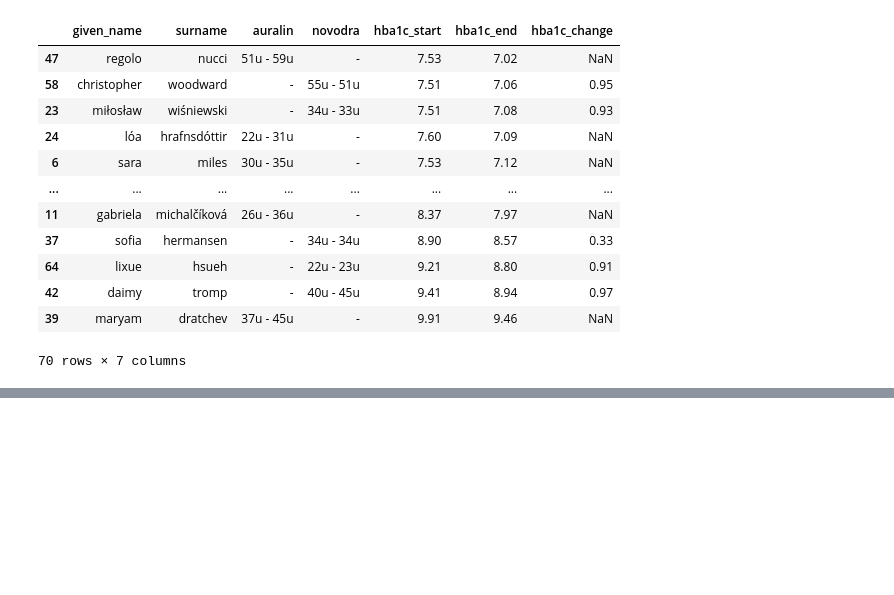
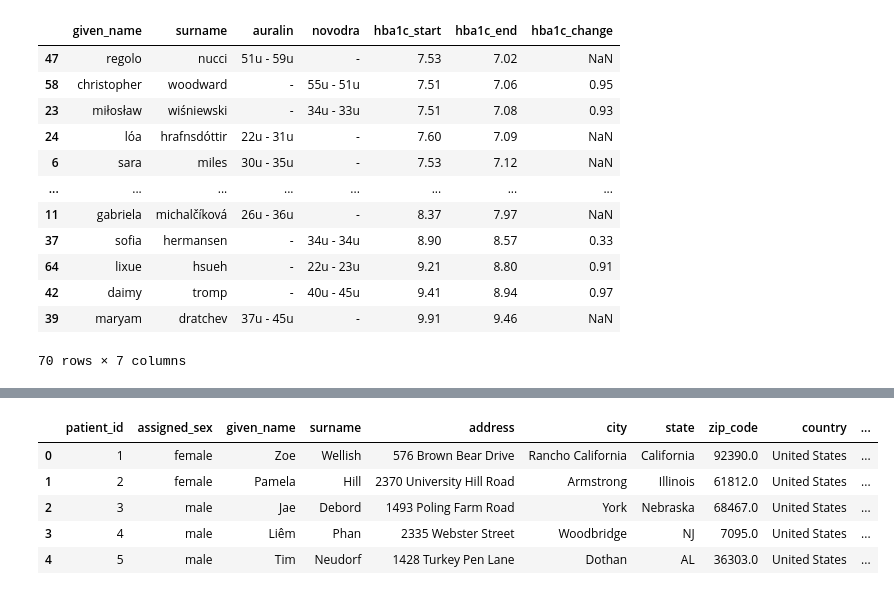
Before and after one commit to akashpagi/DATA-ANALYSIS-FOR-DATA-SCIENCE, a Jupyter notebook: SESSION 28 - DATA ASSESSING & CLEANING.ipynb, the cells around one changed output, grey strips where cells are left out. Cells and saved outputs as stored; diff of their text form; code cells hidden in the pictures; blank space fills up the shorter version.

```diff
--- a/SESSION 28 - DATA ASSESSING & CLEANING.ipynb
+++ b/SESSION 28 - DATA ASSESSING & CLEANING.ipynb
@@ -431,0 +471,4 @@ treat_cut.sort_values('hba1c_end')
+# %%
+# Define: Replace all missing values of patients_df with 'No data'
+# Code:
+patients_df.fillna('No data', inplace=True)
@@ -431,0 +548,46 @@ treat_cut.sort_values('hba1c_end')
+# %%
+import re
+
+def find_contact_details(text: str) -> tuple:
+    # it the value is NaN, then return it
+    if pd.isna(text):
+        return np.nan
+
+    # create the phone number pattern
+    phone_number_pattern = re.compile(r"(\+[\d]{1,3}\s)?(\(?[\d]{3}\)?\s?-?[\d]{3}\s?-?[\d]{4})")
+    # find the phone number from the value/text, as a result we will get a list
+    phone_number  = re.findall(phone_number_pattern, text)
+
+    # if length is 0, then the regex can't find any ph number, then define with NaN
+    if len(phone_number) <= 0:
+        phone_number = np.nan
+    # if the country code is attached with the ph number, for that case, the first
+    # element will be the country code and the 2nd element will be the actual ph
+    # number. So, get that ph number
+    elif len(phone_number) >= 2:
+        phone_number = phone_number[1]
+    # else, we will get the ph number. Grab it.
+    else:
+        phone_number = phone_number[0]
+
+    # if we found the ph number (with/without country code), then remove that part from the actual value.
+    # after removing the ph number, the remaining string might be the email address.
+    possible_email_add = re.sub(phone_number_pattern, "", text).strip()
+
+    # then return the ph number and the email address
+    return phone_number, possible_email_add
+# %%
+patients_df['phone'] = patients_df["contact"].apply(lambda x: find_contact_details(x)).apply(lambda x:x[0])
+patients_df['email'] = patients_df["contact"].apply(lambda x: find_contact_details(x)).apply(lambda x:x[1])
+# %%
+patients_df.drop(columns='contact', inplace=True)
+# %%
+# test
+patients_df.head()
+# %% [output]
+|  | patient_id | assigned_sex | given_name | surname | address | city | state | zip_code | country | ... |
+| 0 | 1 | female | Zoe | Wellish | 576 Brown Bear Drive | Rancho California | California | 92390.0 | United States | ... |
+| 1 | 2 | female | Pamela | Hill | 2370 University Hill Road | Armstrong | Illinois | 61812.0 | United States | ... |
+| 2 | 3 | male | Jae | Debord | 1493 Poling Farm Road | York | Nebraska | 68467.0 | United States | ... |
+| 3 | 4 | male | Liêm | Phan | 2335 Webster Street | Woodbridge | NJ | 7095.0 | United States | ... |
+| 4 | 5 | male | Tim | Neudorf | 1428 Turkey Pen Lane | Dothan | AL | 36303.0 | United States | ... |
```
Also changed, not shown: parts of 19 cells of this notebook.
